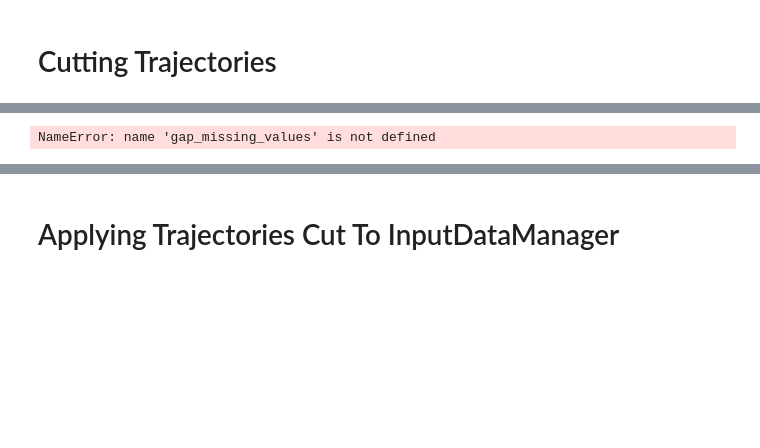
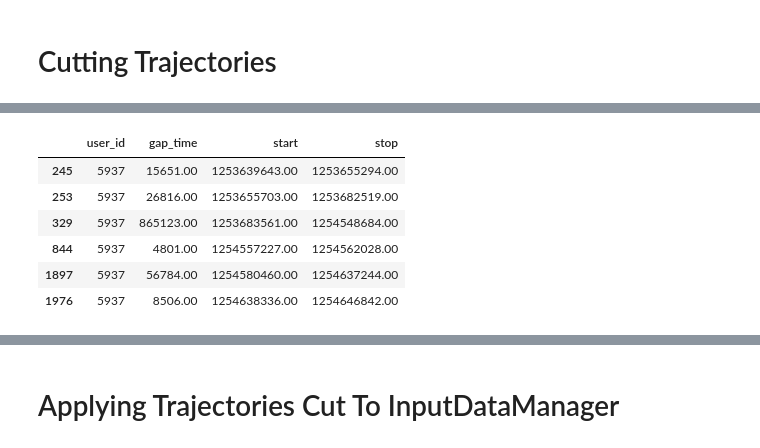
Before and after one commit to talestsp/mdc_analysis, a Jupyter notebook: notebooks/Cut trajectories.ipynb, the cells around one changed output, grey strips where cells are left out. Drawn from its saved outputs; the diff is of its cells as text; code cells hidden in the pictures; blank space fills up the shorter version.

Commit message:
InputDataManager updated

```diff
--- a/notebooks/Cut trajectories.ipynb
+++ b/notebooks/Cut trajectories.ipynb
@@ -144,17 +160,25 @@ users_gaps_summary.groupby("min_time_gap")["valid_amount_h"].median().plot.bar(t
 # %%
 def cut_traj_in_trips(user_gps_data, gap_tresh_minutes):
     start_stop_gaps = []
 
     gaps_data = gap_missing_values(user_gps_data).to_frame().reset_index().rename({0: "gap_time", "index": "stop"}, axis=1)
 
     gaps_data["start"] = [None] + gaps_data.iloc[0 : len(gaps_data) - 1]["stop"].tolist()
     gaps_data["start"] = gaps_data["start"].replace({np.NaN: None})
 
-    selected_gaps = gaps_data[gaps_data["gap_time"] > gap_tresh_minutes * 60]
+    selected_gaps = copy.deepcopy(gaps_data[gaps_data["gap_time"] > gap_tresh_minutes * 60])
 
-    return selected_gaps[["gap_time", "start", "stop"]]
+    selected_gaps["user_id"] = user_gps_data["userid"].drop_duplicates().item()
+
+    return selected_gaps[["user_id", "gap_time", "start", "stop"]]
 
 gaps_times = cut_traj_in_trips(users_gps["5937"], 30)
 gaps_times.head(6)
 # %% [output]
-NameError: name 'gap_missing_values' is not defined
+|  | user_id | gap_time | start | stop |
+| 245 | 5937 | 15651.00 | 1253639643.00 | 1253655294.00 |
+| 253 | 5937 | 26816.00 | 1253655703.00 | 1253682519.00 |
+| 329 | 5937 | 865123.00 | 1253683561.00 | 1254548684.00 |
+| 844 | 5937 | 4801.00 | 1254557227.00 | 1254562028.00 |
+| 1897 | 5937 | 56784.00 | 1254580460.00 | 1254637244.00 |
+| 1976 | 5937 | 8506.00 | 1254638336.00 | 1254646842.00 |
```
Also changed, not shown: parts of 14 cells of this notebook, 3 other files.
